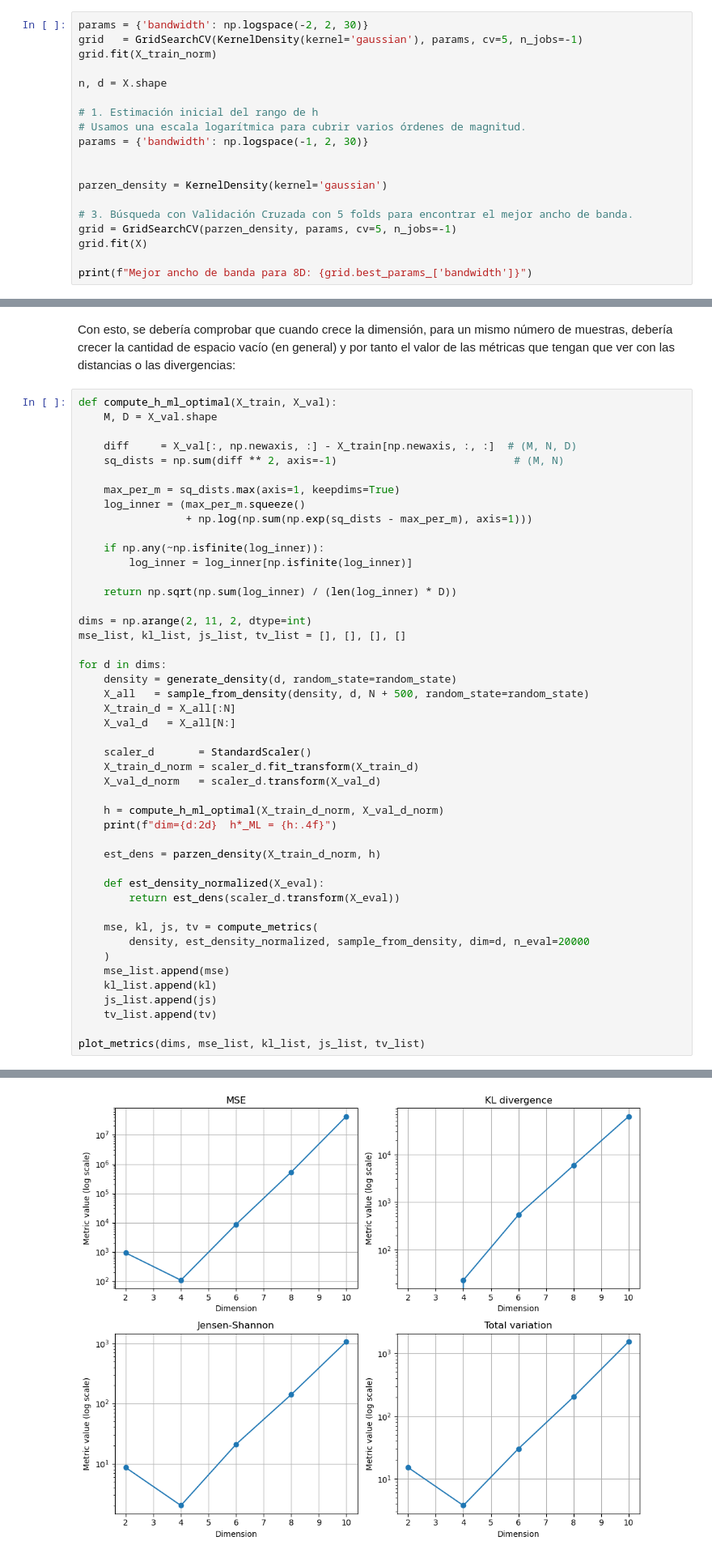
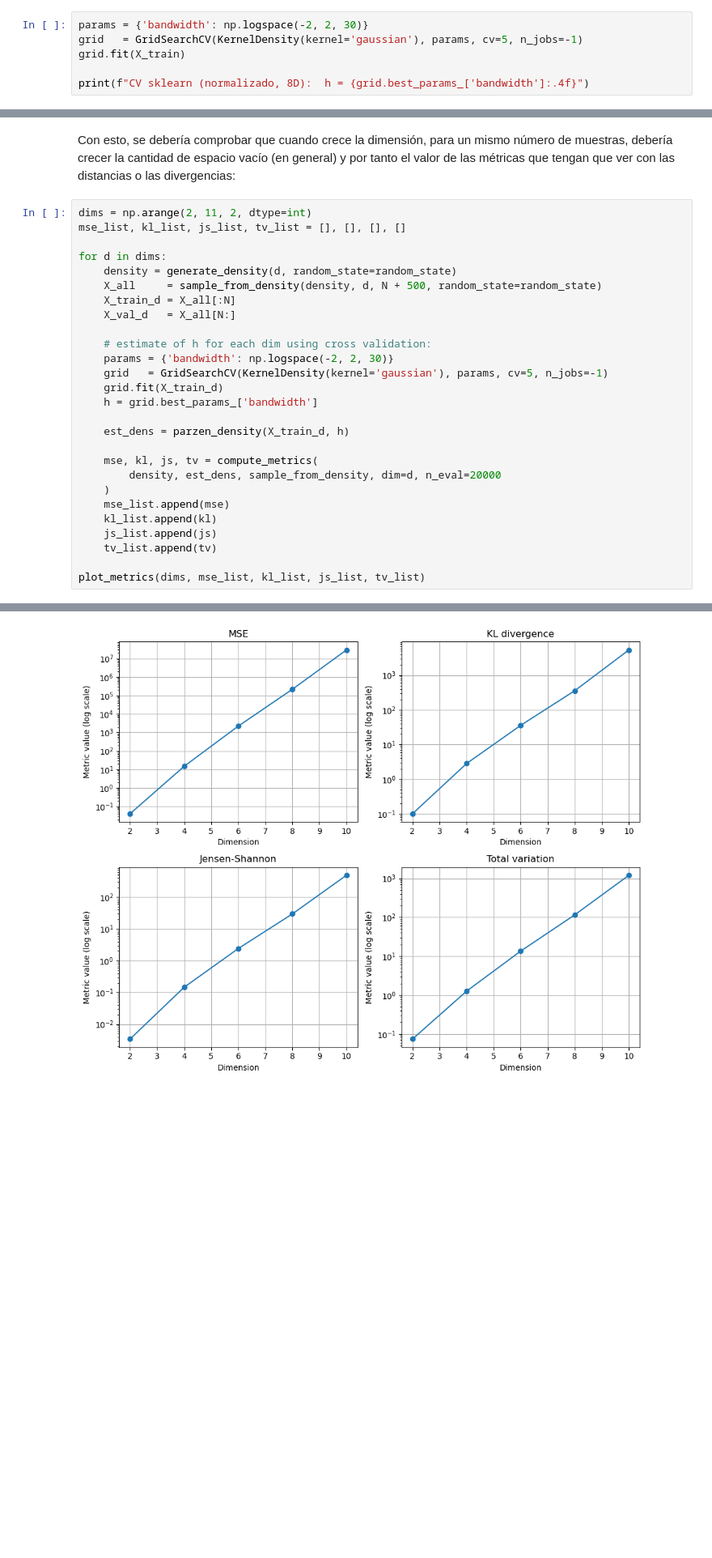
Before and after one commit to JosepDorronsoro/practicas3segundocuatri, a Jupyter notebook: apaut3/practicas/P03_AA3_2025_2026_12_Miranda_Dominguez/P03_AAIII_familia_exponencial.ipynb, the cells around one changed output, grey strips where cells are left out. Shown at 81% size. Cells and saved outputs as stored; diff of their text form; blank space fills up the shorter version.

```diff
--- a/apaut3/practicas/P03_AA3_2025_2026_12_Miranda_Dominguez/P03_AAIII_familia_exponencial.ipynb
+++ b/apaut3/practicas/P03_AA3_2025_2026_12_Miranda_Dominguez/P03_AAIII_familia_exponencial.ipynb
@@ -122,20 +128,7 @@ Por otra parte podemos usar Cross Validation. Para evitar el problema de intenta
 # %%
 params = {'bandwidth': np.logspace(-2, 2, 30)}
 grid   = GridSearchCV(KernelDensity(kernel='gaussian'), params, cv=5, n_jobs=-1)
-grid.fit(X_train_norm)
+grid.fit(X_train)
 
-n, d = X.shape
-
-# 1. Estimación inicial del rango de h
-# Usamos una escala logarítmica para cubrir varios órdenes de magnitud.
-params = {'bandwidth': np.logspace(-1, 2, 30)}
-
-
-parzen_density = KernelDensity(kernel='gaussian')
-
-# 3. Búsqueda con Validación Cruzada con 5 folds para encontrar el mejor ancho de banda.
-grid = GridSearchCV(parzen_density, params, cv=5, n_jobs=-1)
-grid.fit(X)
-
-print(f"Mejor ancho de banda para 8D: {grid.best_params_['bandwidth']}")
+print(f"CV sklearn (normalizado, 8D):  h = {grid.best_params_['bandwidth']:.4f}")
 # %% [output]
@@ -181,44 +192,25 @@ Aunque pudiera parecer que $h$ que maximiza la verosimilitud para los datos del
 # %% [markdown]
 Con esto, se debería comprobar que cuando crece la dimensión, para un mismo número de muestras, debería crecer la cantidad de espacio vacío (en general) y por tanto el valor de las métricas que tengan que ver con las distancias o las divergencias:
 # %%
-def compute_h_ml_optimal(X_train, X_val):
-    M, D = X_val.shape
-
-    diff     = X_val[:, np.newaxis, :] - X_train[np.newaxis, :, :]  # (M, N, D)
-    sq_dists = np.sum(diff ** 2, axis=-1)                            # (M, N)
-
-    max_per_m = sq_dists.max(axis=1, keepdims=True)
-    log_inner = (max_per_m.squeeze()
-                 + np.log(np.sum(np.exp(sq_dists - max_per_m), axis=1)))
-
-    if np.any(~np.isfinite(log_inner)):
-        log_inner = log_inner[np.isfinite(log_inner)]
-
-    return np.sqrt(np.sum(log_inner) / (len(log_inner) * D))
-
 dims = np.arange(2, 11, 2, dtype=int)
 mse_list, kl_list, js_list, tv_list = [], [], [], []
 
 for d in dims:
     density = generate_density(d, random_state=random_state)
-    X_all   = sample_from_density(density, d, N + 500, random_state=random_state)
+    X_all     = sample_from_density(density, d, N + 500, random_state=random_state)
     X_train_d = X_all[:N]
     X_val_d   = X_all[N:]
 
-    scaler_d       = StandardScaler()
-    X_train_d_norm = scaler_d.fit_transform(X_train_d)
-    X_val_d_norm   = scaler_d.transform(X_val_d)
+    # estimate of h for each dim using cross validation:
+    params = {'bandwidth': np.logspace(-2, 2, 30)}
+    grid   = GridSearchCV(KernelDensity(kernel='gaussian'), params, cv=5, n_jobs=-1)
+    grid.fit(X_train_d)
+    h = grid.best_params_['bandwidth']
 
-    h = compute_h_ml_optimal(X_train_d_norm, X_val_d_norm)
-    print(f"dim={d:2d}  h*_ML = {h:.4f}")
-
-    est_dens = parzen_density(X_train_d_norm, h)
-
-    def est_density_normalized(X_eval):
-        return est_dens(scaler_d.transform(X_eval))
+    est_dens = parzen_density(X_train_d, h)
 
     mse, kl, js, tv = compute_metrics(
-        density, est_density_normalized, sample_from_density, dim=d, n_eval=20000
+        density, est_dens, sample_from_density, dim=d, n_eval=20000
     )
     mse_list.append(mse)
     kl_list.append(kl)
@@ -235,4 +222,4 @@ dim=10  h*_ML = 2.3952
-[figure, old version]
+[figure, new version]
 # %% [markdown]
 Efectivamente, esto se comprueba. Cuanto mayor es la dimensión, mayor es la cantidad de espacio vacío y, por tanto, mayores son estas métricas de distancia y divergencia.
 # %% [markdown]
```
Also changed, not shown: parts of 39 cells of this notebook, 5 other files.
